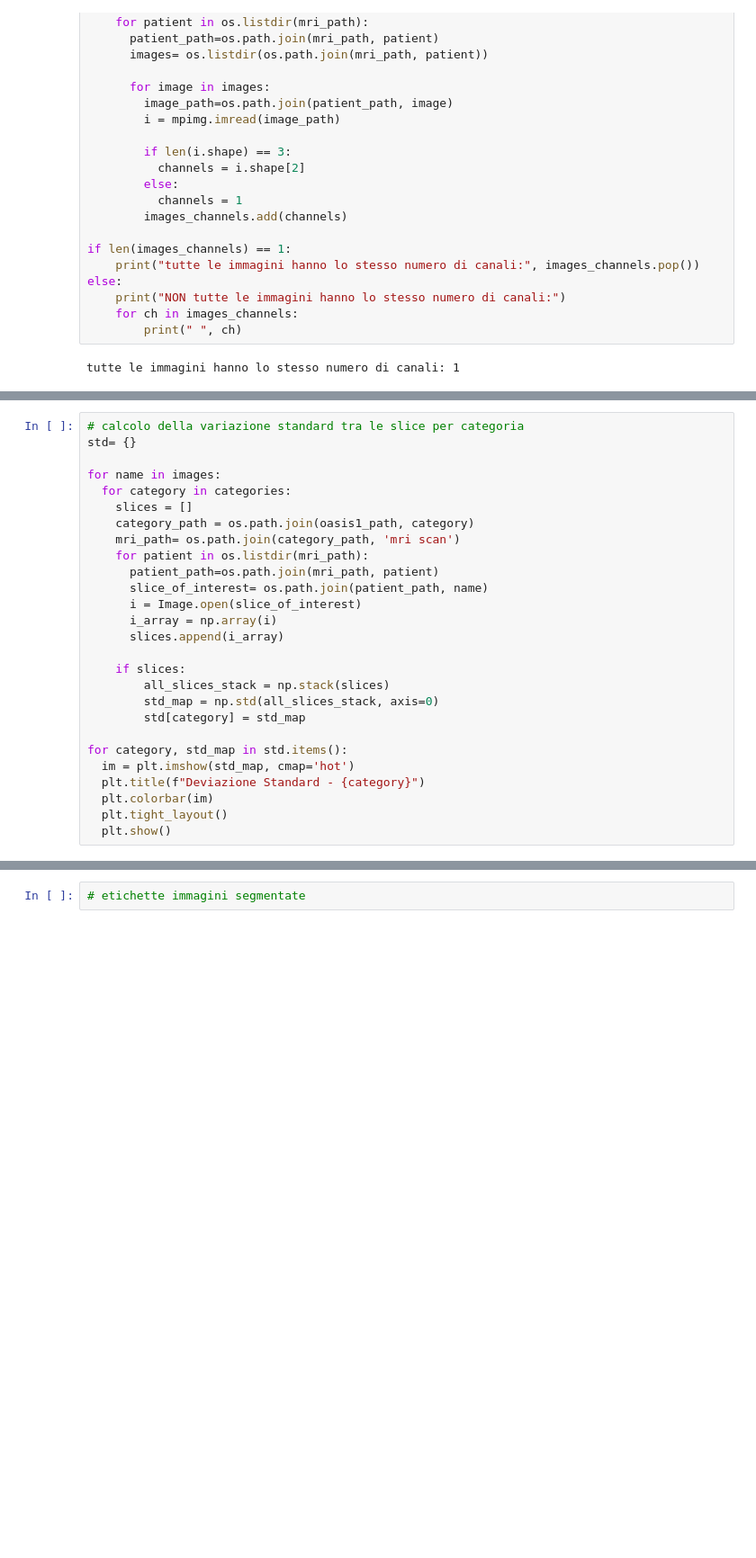
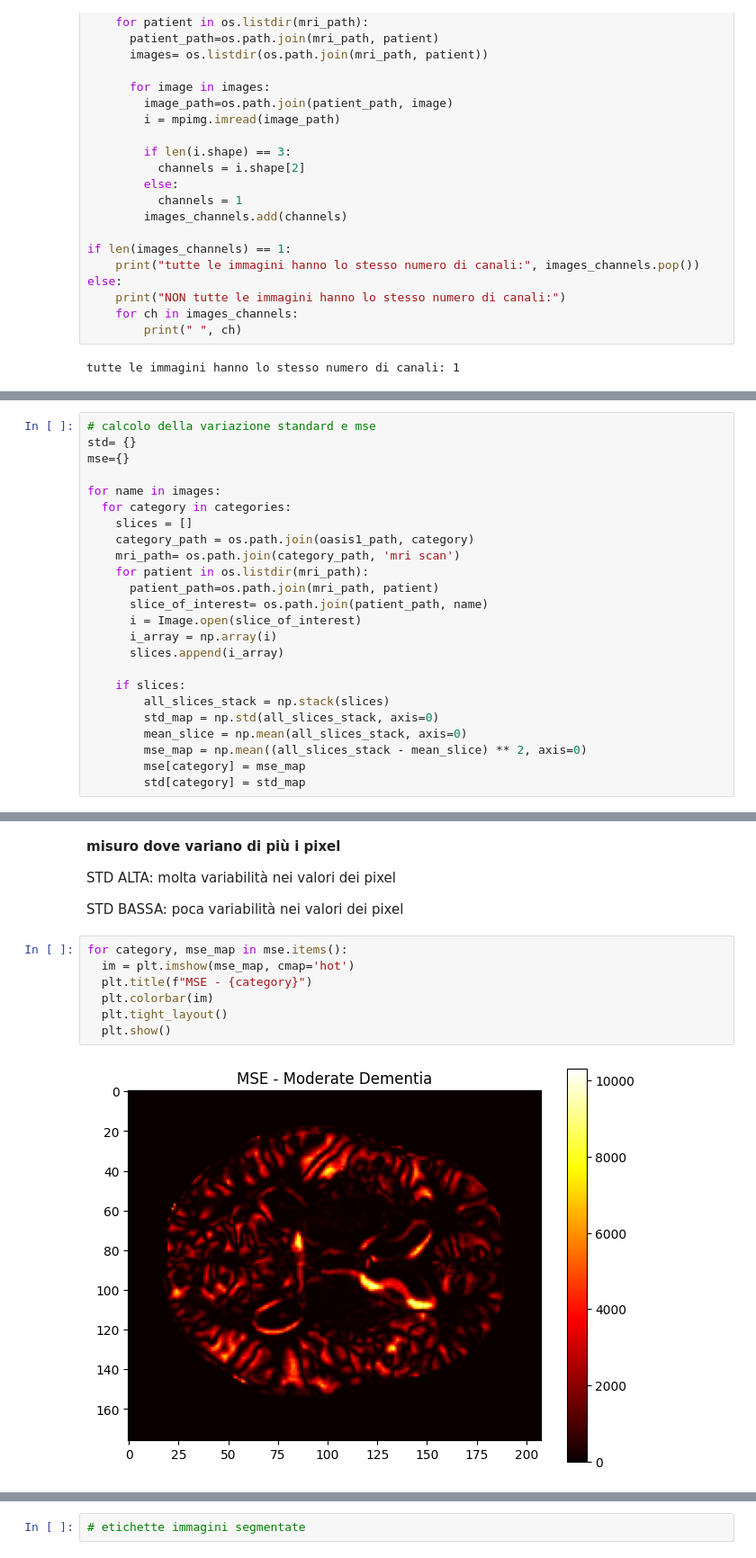
Before and after one commit to giuliasciortino/Alzheimer-Detection-Project, a Jupyter notebook: Alzheimer_detection_project.ipynb, the cells around one changed output, grey strips where cells are left out. Shown at 90% size. Saved outputs shown, nothing was run; the diff lists cells and outputs as text; blank space fills up the shorter version.

```diff
--- a/Alzheimer_detection_project.ipynb
+++ b/Alzheimer_detection_project.ipynb
@@ -289,6 +291,7 @@ tutte le immagini hanno lo stesso numero di canali: 1
 # %%
-# calcolo della variazione standard tra le slice per categoria
+# calcolo della variazione standard e mse
 std= {}
+mse={}
 
 for name in images:
   for category in categories:
@@ -305,11 +308,7 @@ for name in images:
     if slices:
         all_slices_stack = np.stack(slices)
         std_map = np.std(all_slices_stack, axis=0)
+        mean_slice = np.mean(all_slices_stack, axis=0)
+        mse_map = np.mean((all_slices_stack - mean_slice) ** 2, axis=0)
+        mse[category] = mse_map
         std[category] = std_map
-
-for category, std_map in std.items():
-  im = plt.imshow(std_map, cmap='hot')
-  plt.title(f"Deviazione Standard - {category}")
-  plt.colorbar(im)
-  plt.tight_layout()
-  plt.show()
@@ -320,0 +327,15 @@ for category, std_map in std.items():
+# %% [markdown]
+**misuro dove variano di più i pixel**
+
+STD ALTA: molta variabilità nei valori dei pixel
+
+STD BASSA: poca variabilità nei valori dei pixel
+# %%
+for category, mse_map in mse.items():
+  im = plt.imshow(mse_map, cmap='hot')
+  plt.title(f"MSE - {category}")
+  plt.colorbar(im)
+  plt.tight_layout()
+  plt.show()
+# %% [output]
+[figure, added]
```
Also changed, not shown: parts of 6 cells of this notebook.
